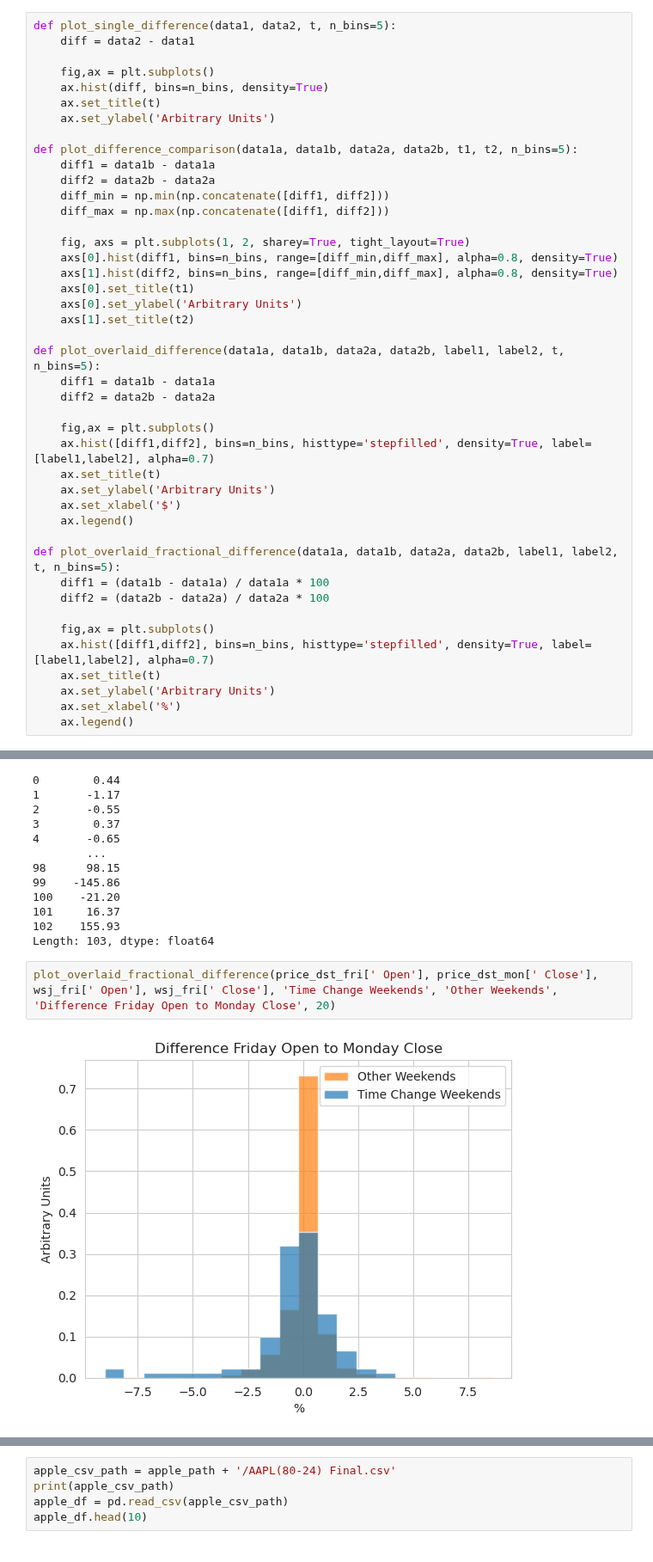
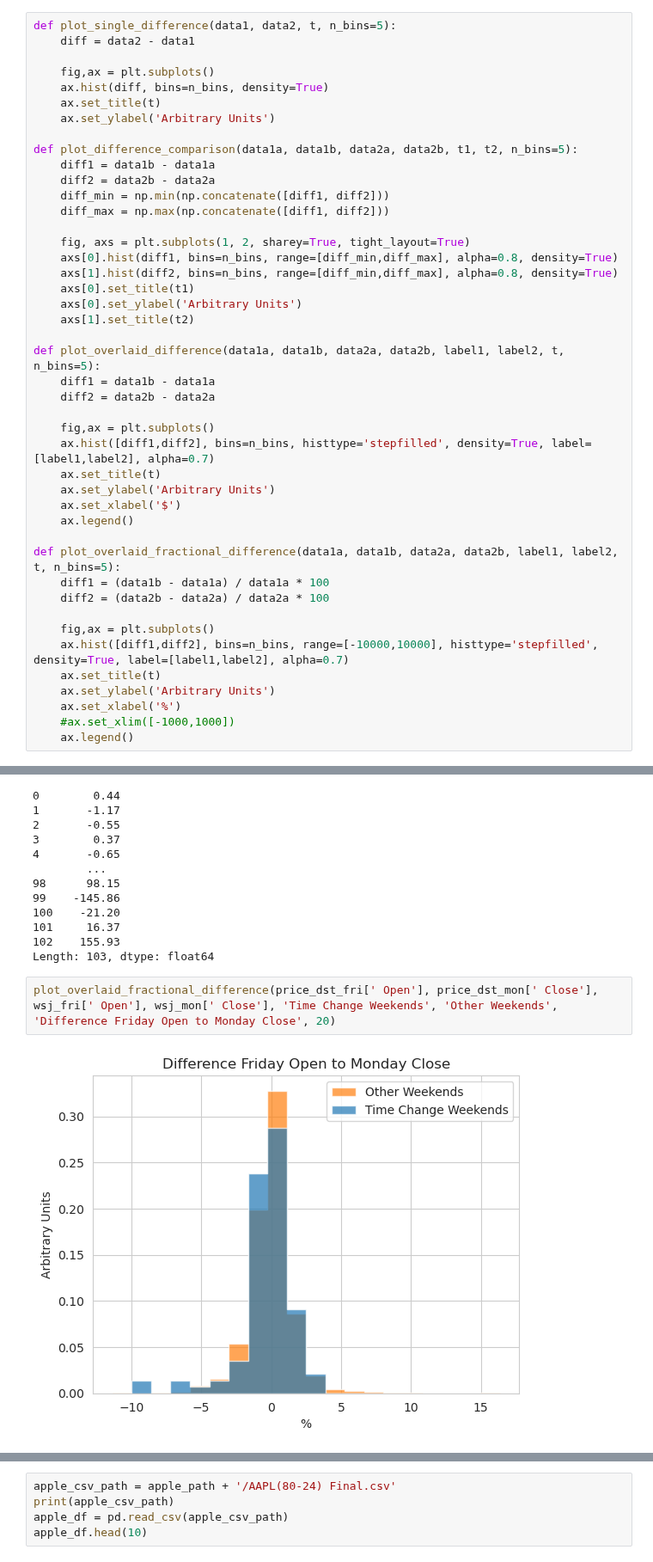
Before and after one commit to ghuckabe/DSTMarketAnalysis, a Jupyter notebook: data_exploration.ipynb, the cells around one changed output, grey strips where cells are left out. Shown at 86% size. Cells and saved outputs as stored; diff of their text form.

```diff
--- a/data_exploration.ipynb
+++ b/data_exploration.ipynb
@@ -143,10 +126,11 @@ def plot_overlaid_fractional_difference(data1a, data1b, data2a, data2b, label1,
     diff2 = (data2b - data2a) / data2a * 100
 
     fig,ax = plt.subplots()
-    ax.hist([diff1,diff2], bins=n_bins, histtype='stepfilled', density=True, label=[label1,label2], alpha=0.7)
+    ax.hist([diff1,diff2], bins=n_bins, range=[-10000,10000], histtype='stepfilled', density=True, label=[label1,label2], alpha=0.7)
     ax.set_title(t)
     ax.set_ylabel('Arbitrary Units')
     ax.set_xlabel('%')
+    #ax.set_xlim([-1000,1000])
     ax.legend()
 # %% [markdown]
 # WSJ Spring Change
@@ -217,9 +201,9 @@ price_dst_mon[' Close'] - price_dst_fri[' Open']
 102    155.93
 Length: 103, dtype: float64
 # %%
-plot_overlaid_fractional_difference(price_dst_fri[' Open'], price_dst_mon[' Close'], wsj_fri[' Open'], wsj_fri[' Close'], 'Time Change Weekends', 'Other Weekends', 'Difference Friday Open to Monday Close', 20)
+plot_overlaid_fractional_difference(price_dst_fri[' Open'], price_dst_mon[' Close'], wsj_fri[' Open'], wsj_mon[' Close'], 'Time Change Weekends', 'Other Weekends', 'Difference Friday Open to Monday Close', 20)
 # %% [output]
-[figure, old version]
+[figure, new version]
 # %%
 import kagglehub
 apple_path = kagglehub.dataset_download("shiivvvaam/apple-stock-market-historical-data-1980-2024")
```
Also changed, not shown: parts of 10 cells of this notebook.
